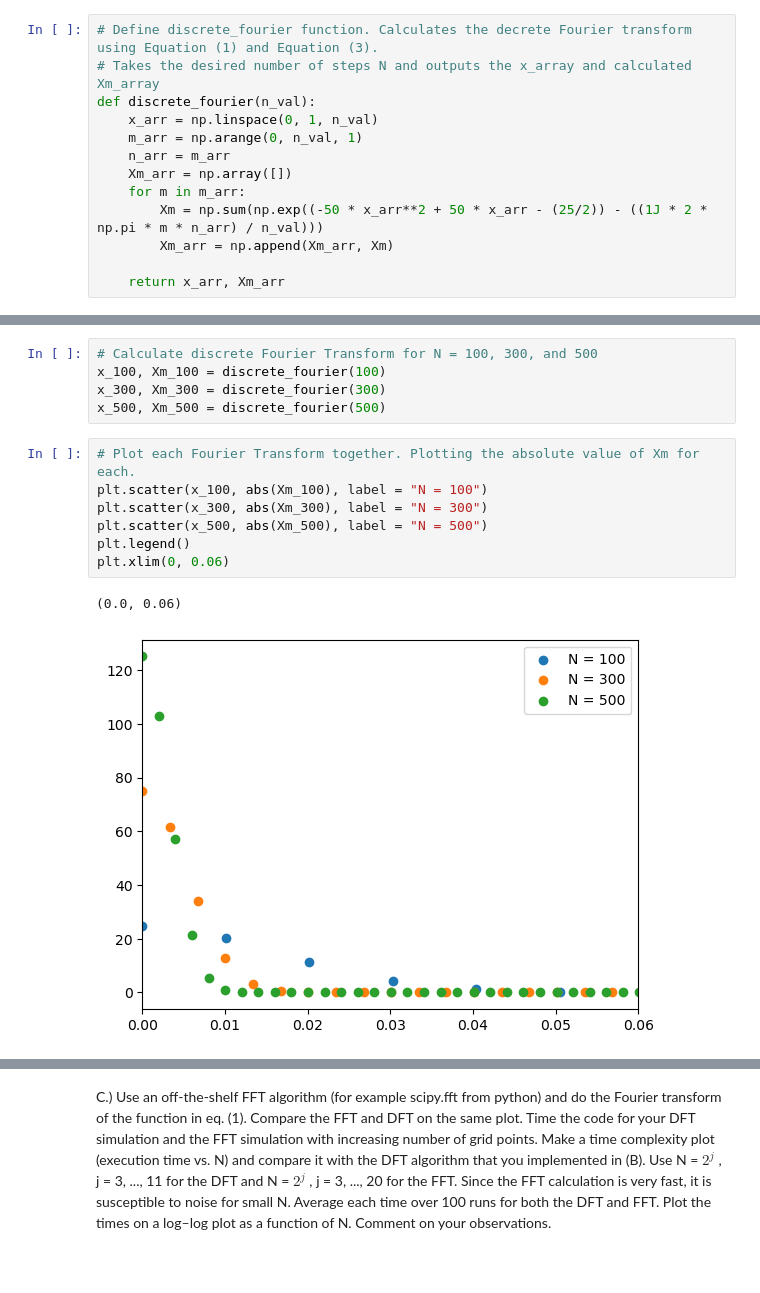
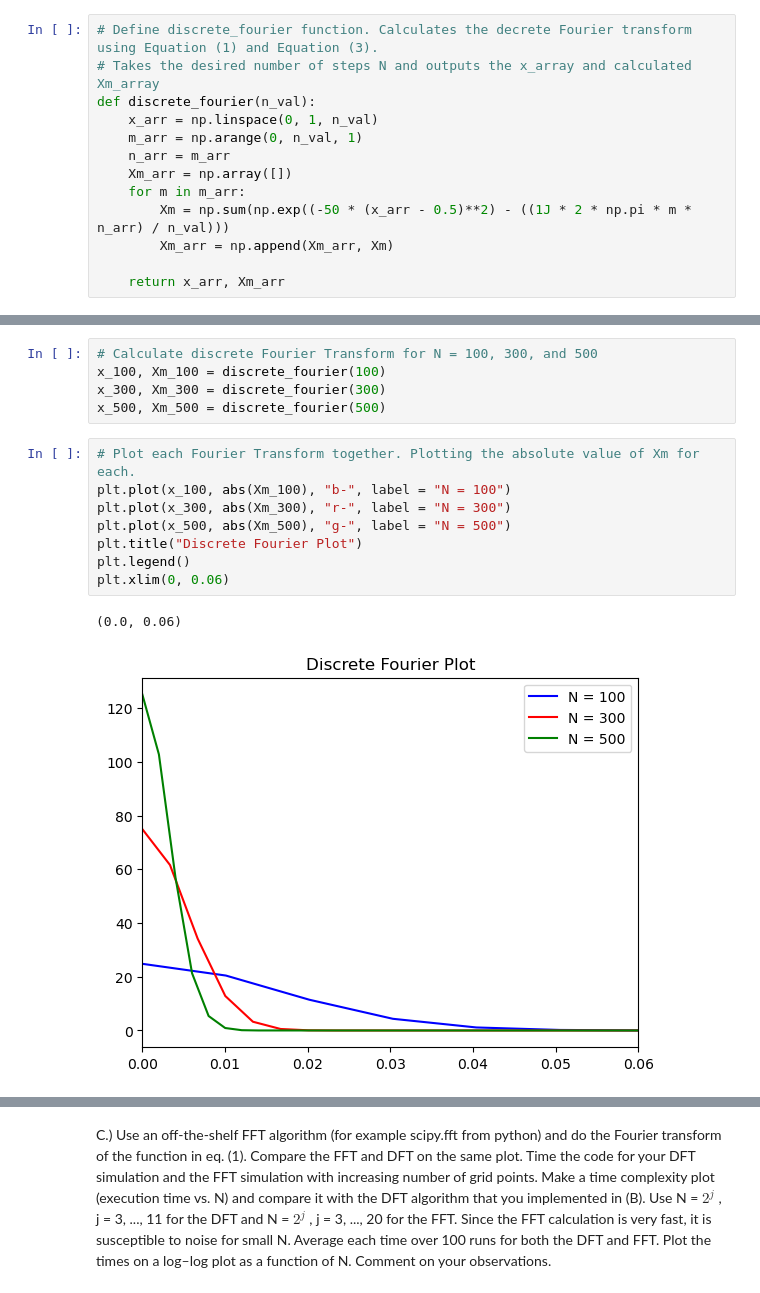
Before and after one commit to PolishJacob/ASTR5900_Projects, a Jupyter notebook: HW_05/Fourier.ipynb, the cells around one changed output, grey strips where cells are left out. Drawn from its saved outputs; the diff is of its cells as text; blank space fills up the shorter version.

Commit message:
Finish discrete Fourier and inverse discrete with plots

```diff
--- a/HW_05/Fourier.ipynb
+++ b/HW_05/Fourier.ipynb
@@ -26,7 +31,7 @@ def discrete_fourier(n_val):
     n_arr = m_arr
     Xm_arr = np.array([])
     for m in m_arr:
-        Xm = np.sum(np.exp((-50 * x_arr**2 + 50 * x_arr - (25/2)) - ((1J * 2 * np.pi * m * n_arr) / n_val)))
+        Xm = np.sum(np.exp((-50 * (x_arr - 0.5)**2) - ((1J * 2 * np.pi * m * n_arr) / n_val)))
         Xm_arr = np.append(Xm_arr, Xm)
 
     return x_arr, Xm_arr
@@ -50,14 +55,15 @@ x_300, Xm_300 = discrete_fourier(300)
 x_500, Xm_500 = discrete_fourier(500)
 # %%
 # Plot each Fourier Transform together. Plotting the absolute value of Xm for each.
-plt.scatter(x_100, abs(Xm_100), label = "N = 100")
-plt.scatter(x_300, abs(Xm_300), label = "N = 300")
-plt.scatter(x_500, abs(Xm_500), label = "N = 500")
+plt.plot(x_100, abs(Xm_100), "b-", label = "N = 100")
+plt.plot(x_300, abs(Xm_300), "r-", label = "N = 300")
+plt.plot(x_500, abs(Xm_500), "g-", label = "N = 500")
+plt.title("Discrete Fourier Plot")
 plt.legend()
 plt.xlim(0, 0.06)
 # %% [output]
 (0.0, 0.06)
-[figure, old version]
+[figure, new version]
 # %%
 # Calculate the inverse discrete Fourier transform
 inv_x_100 = inverse_discrete_fourier(Xm_100, 100)
```
Also changed, not shown: parts of 6 cells of this notebook.
